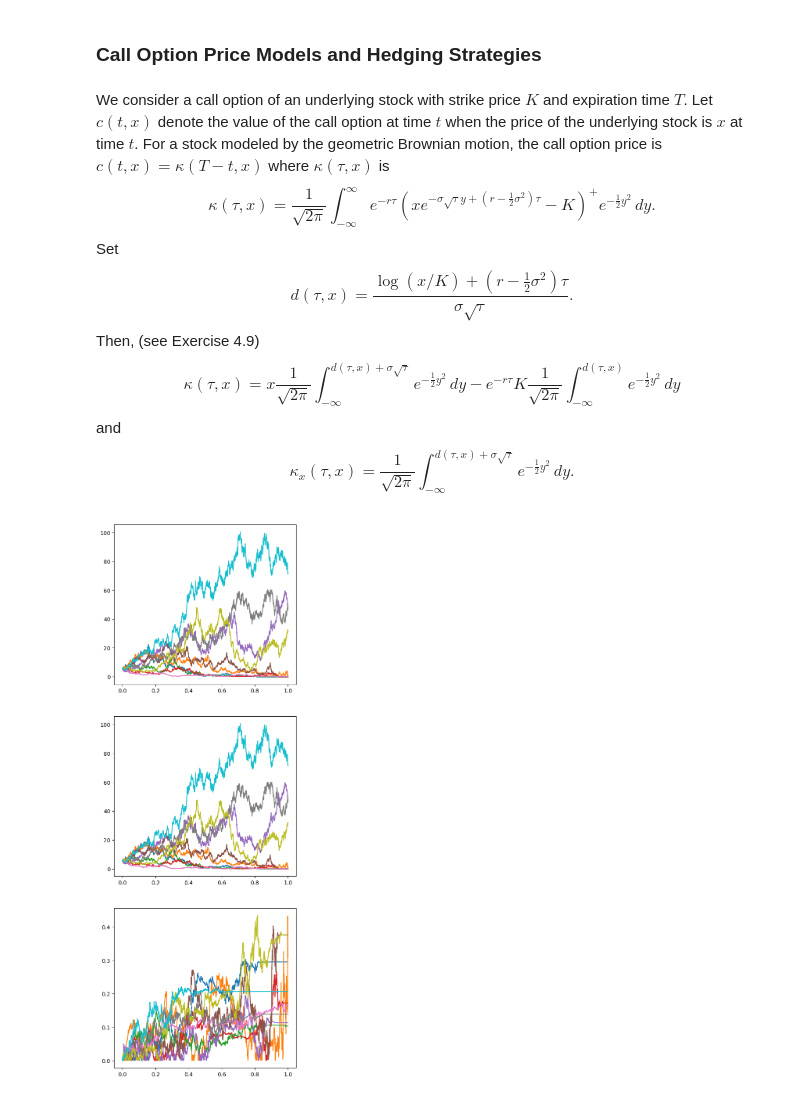
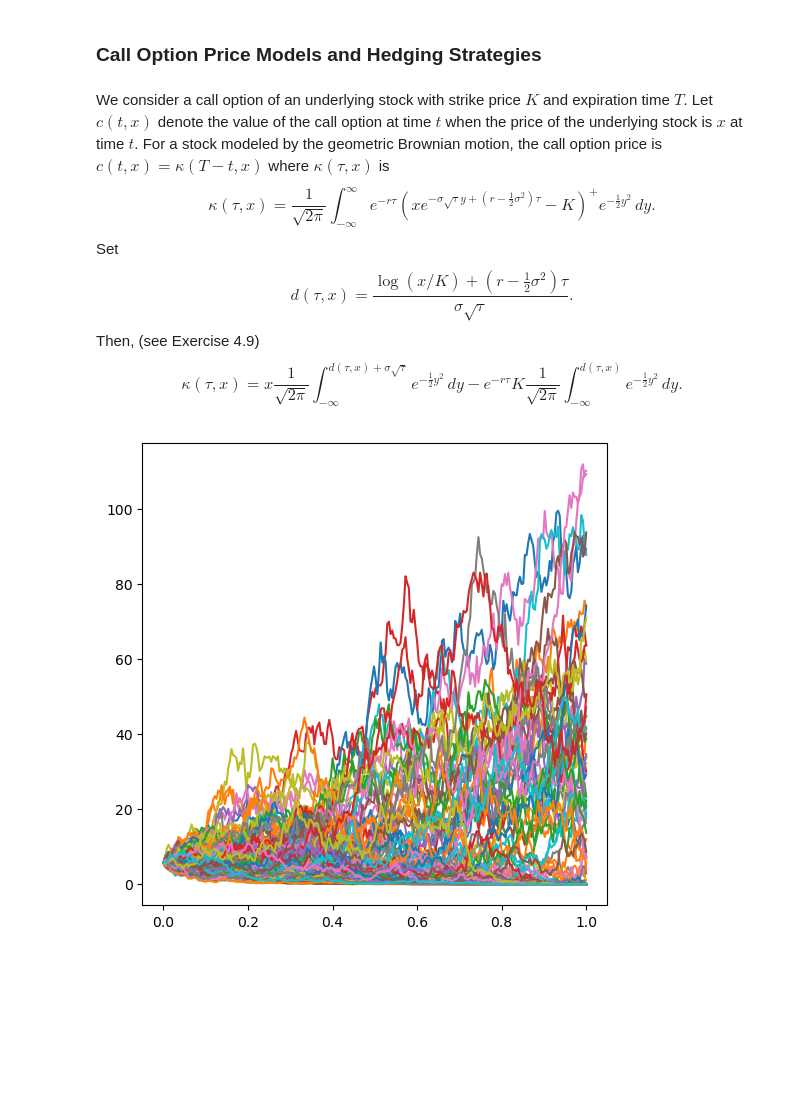
Before and after one commit to hfonta2-stack/Jump-Models, a Jupyter notebook: Jump.ipynb, the cells around one changed output. Cells and saved outputs as stored; diff of their text form; code cells hidden in the pictures; blank space fills up the shorter version.

Commit message:
updated the notebook and simulation. There is probably a bug in the strategy simulation portion of the jump diffusion model. Cannot figure out what it is at the moment

```diff
--- a/Jump.ipynb
+++ b/Jump.ipynb
@@ -10,8 +10,8 @@ from StrategySimulation import StrategySimulation
 ### Simulation of Stock Paths
 # %%
 t = 1
-nSims = 10
-nSteps = 2000
+nSims = 100
+nSteps = 255
 sps = StockPathSimulation(expirationTime = t,
                           numOfSims = nSims,
                           numOfSteps = nSteps)
@@ -168,33 +168,20 @@ d(\tau,x) = \frac{\log(x/K) + (r-\frac{1}{2}\sigma^2)\tau}{\sigma \sqrt{\tau}}.
 \end{equation*}
 Then, (see Exercise 4.9)
 \begin{equation*}
-\kappa (\tau,x) = x\frac{1}{\sqrt{2\pi}} \int_{-\infty}^{d(\tau,x) + \sigma \sqrt{\tau}}  e^{-\frac{1}{2}y^2}  \,dy - e^{-r\tau}K\frac{1}{\sqrt{2\pi}} \int_{-\infty}^{d(\tau,x)}  e^{-\frac{1}{2}y^2}  \,dy
+\kappa (\tau,x) = x\frac{1}{\sqrt{2\pi}} \int_{-\infty}^{d(\tau,x) + \sigma \sqrt{\tau}}  e^{-\frac{1}{2}y^2}  \,dy - e^{-r\tau}K\frac{1}{\sqrt{2\pi}} \int_{-\infty}^{d(\tau,x)}  e^{-\frac{1}{2}y^2}  \,dy.
 \end{equation*}
-and
-\begin{equation*}
-\kappa_x(\tau,x) = \frac{1}{\sqrt{2\pi}} \int_{-\infty}^{d(\tau,x) + \sigma \sqrt{\tau}}  e^{-\frac{1}{2}y^2}  \,dy.
-\end{equation*}
 # %%
 process = sps.simGeomBrownianMotion(meanRateOfReturn = 0.2,
                                     volatility = 0.3,
                                     initialPrice = 100.0)
 
 optionPrice = ss.kappa(process, 120, 0.3)
 
 
-vals = ss.calculateDiscountedPortfolioValues(optionPrice[:,0],process,ss.delta(process,120,0.3))
+fig, ax = plt.subplots(1, 1, figsize=(6, 6))
 
-
-discountedOptionPrice = optionPrice * np.broadcast_to(np.exp(-interestRate * ss.times), (nSims,nSteps+1))
-
-fig, ax = plt.subplots(3, 1, figsize=(6, 18))
-
-
-ss.plotSimulation(vals, ax[0])
-ss.plotSimulation(discountedOptionPrice, ax[1])
-ss.plotSimulation(np.abs(vals - discountedOptionPrice), ax[2])
-
+ss.plotSimulation(optionPrice, ax)
 
 plt.show()
 # %% [output]
-[figure, old version]
+[figure, new version]
```
Also changed, not shown: parts of 19 cells of this notebook, 1 other file.
